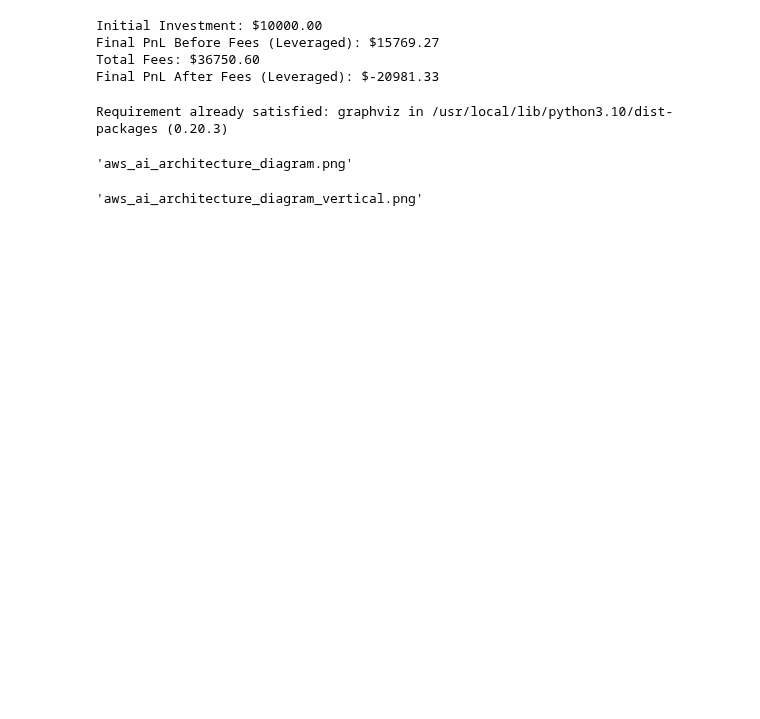
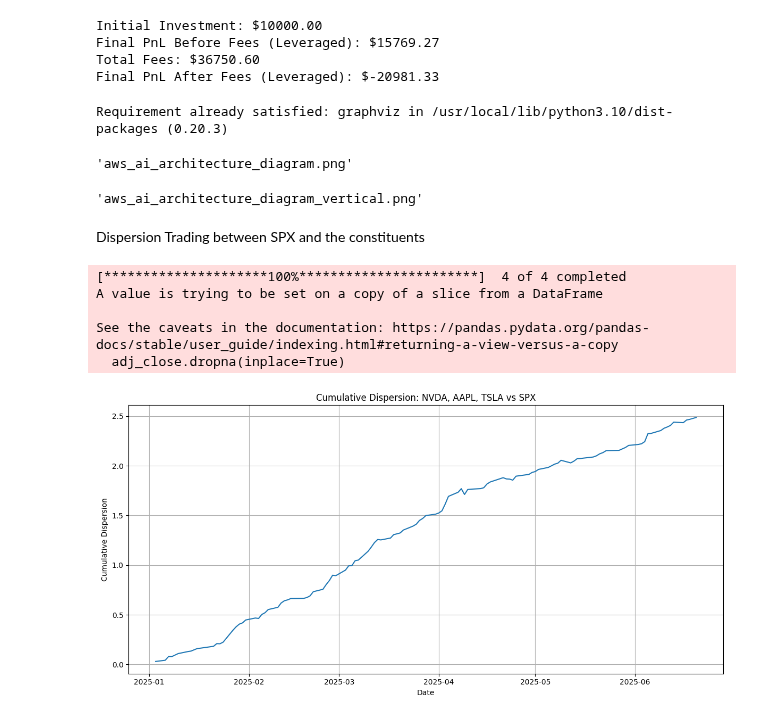
Before and after one commit to baijuthomas528/B_Python, a Jupyter notebook: Trading_Futures_Options.ipynb, the cells around one changed output. Drawn from its saved outputs; the diff is of its cells as text; code cells hidden in the pictures; blank space fills up the shorter version.

```diff
--- a/Trading_Futures_Options.ipynb
+++ b/Trading_Futures_Options.ipynb
@@ -1153,3 +1153,55 @@ dot.edge("AWS Glue", "Amazon S3", label="Data Transformation")
 dot.render('aws_ai_architecture_diagram_vertical', format='png', view=True)
 # %% [output]
 'aws_ai_architecture_diagram_vertical.png'
+# %% [markdown]
+Dispersion Trading between SPX and the constituents
+# %%
+import yfinance as yf
+import pandas as pd
+import numpy as np
+import matplotlib.pyplot as plt
+import seaborn as sns
+
+# Define tickers
+index_ticker = "^SPX"
+stock_tickers = ["NVDA", "AAPL", "TSLA"]
+tickers = [index_ticker] + stock_tickers
+
+# Download historical data with 'Adj Close'
+start_date = "2025-01-01"
+end_date = "2025-12-31"
+data = yf.download(tickers, start=start_date, end=end_date, auto_adjust=False)
+
+# Use 'Adj Close' column explicitly
+adj_close = data["Adj Close"]
+
+# Drop rows with missing data
+adj_close.dropna(inplace=True)
+
+# Calculate daily returns
+returns = adj_close.pct_change().dropna()
+
+# Calculate dispersion: std dev of stock returns minus index return
+returns["Stock_STD"] = returns[stock_tickers].std(axis=1)
+returns["Index_Return"] = returns[index_ticker]
+returns["Dispersion"] = returns["Stock_STD"] - returns["Index_Return"]
+
+# Cumulative dispersion
+returns["Cumulative_Dispersion"] = returns["Dispersion"].cumsum()
+
+# Plot
+plt.figure(figsize=(12, 6))
+sns.lineplot(x=returns.index, y=returns["Cumulative_Dispersion"])
+plt.title("Cumulative Dispersion: NVDA, AAPL, TSLA vs SPX")
+plt.ylabel("Cumulative Dispersion")
+plt.xlabel("Date")
+plt.grid(True)
+plt.tight_layout()
+plt.show()
+# %% [output]
+[*********************100%***********************]  4 of 4 completed
+A value is trying to be set on a copy of a slice from a DataFrame
+
+See the caveats in the documentation: https://pandas.pydata.org/pandas-docs/stable/user_guide/indexing.html#returning-a-view-versus-a-copy
+  adj_close.dropna(inplace=True)
+[figure, added]
```
